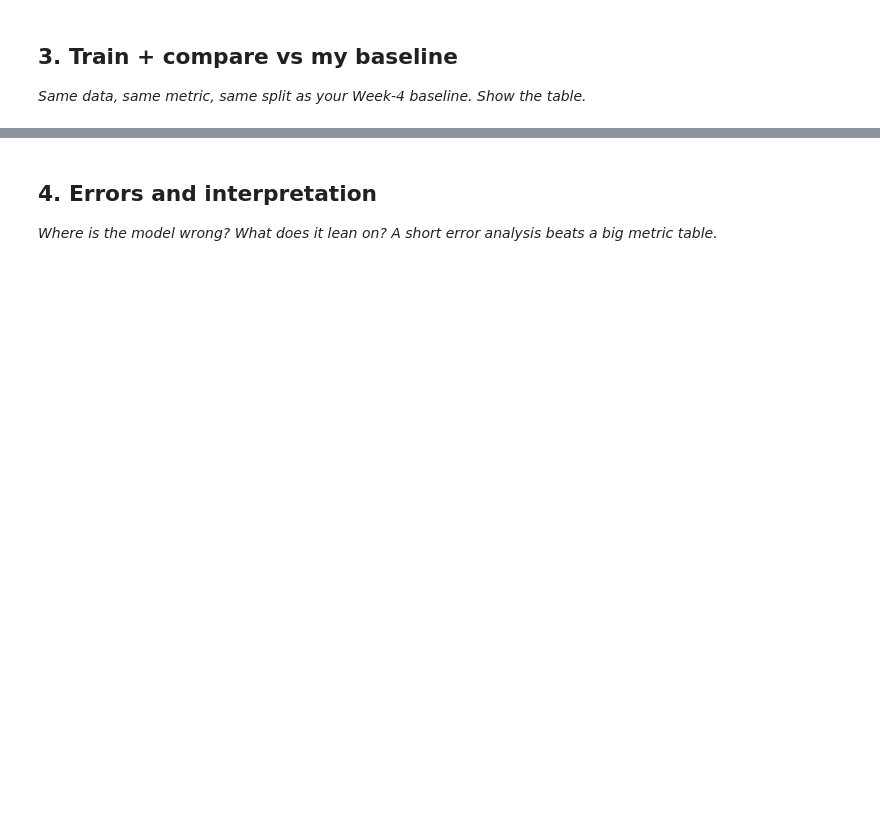
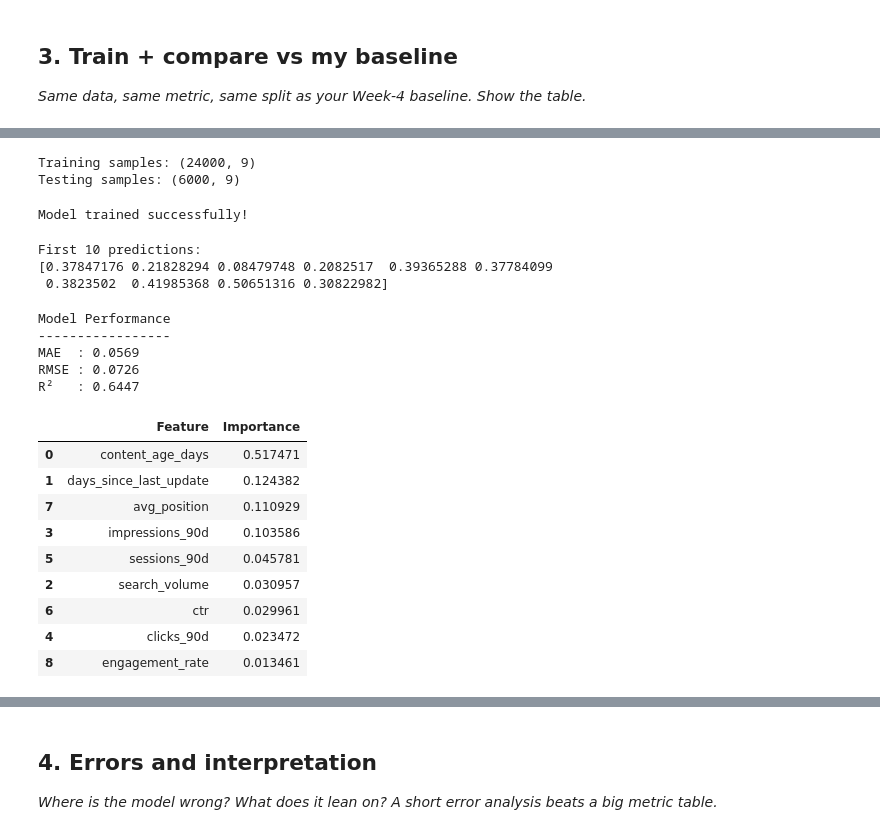
Before and after one commit to MahboobAli1/flyrank-ml-internship, a Jupyter notebook: work/notebooks/w05_model.ipynb, the cells around one changed output, grey strips where cells are left out. Cells and saved outputs as stored; diff of their text form; code cells hidden in the pictures; blank space fills up the shorter version.

```diff
--- a/work/notebooks/w05_model.ipynb
+++ b/work/notebooks/w05_model.ipynb
@@ -20,0 +147,80 @@ This skeleton is yours to fill. Work the sections **in order** — each one has
+# %%
+from sklearn.model_selection import train_test_split
+
+X = df[features]
+y = df["baseline_score"]
+
+X_train, X_test, y_train, y_test = train_test_split(
+    X,
+    y,
+    test_size=0.2,
+    random_state=42
+)
+
+print("Training samples:", X_train.shape)
+print("Testing samples:", X_test.shape)
+# %% [output]
+Training samples: (24000, 9)
+Testing samples: (6000, 9)
+# %%
+from sklearn.ensemble import RandomForestRegressor
+
+model = RandomForestRegressor(
+    n_estimators=100,
+    random_state=42
+)
+
+model.fit(X_train, y_train)
+
+print("Model trained successfully!")
+# %% [output]
+Model trained successfully!
+# %%
+y_pred = model.predict(X_test)
+
+print("First 10 predictions:")
+print(y_pred[:10])
+# %% [output]
+First 10 predictions:
+[0.37847176 0.21828294 0.08479748 0.2082517  0.39365288 0.37784099
+ 0.3823502  0.41985368 0.50651316 0.30822982]
+# %%
+from sklearn.metrics import mean_absolute_error, mean_squared_error, r2_score
+import numpy as np
+
+mae = mean_absolute_error(y_test, y_pred)
+rmse = np.sqrt(mean_squared_error(y_test, y_pred))
+r2 = r2_score(y_test, y_pred)
+
+print("Model Performance")
+print("-----------------")
+print(f"MAE  : {mae:.4f}")
+print(f"RMSE : {rmse:.4f}")
+print(f"R²   : {r2:.4f}")
+# %% [output]
+Model Performance
+-----------------
+MAE  : 0.0569
+RMSE : 0.0726
+R²   : 0.6447
+# %%
+importance = (
+    pd.DataFrame({
+        "Feature": features,
+        "Importance": model.feature_importances_
+    })
+    .sort_values("Importance", ascending=False)
+)
+
+importance
+# %% [output]
+|  | Feature | Importance |
+| 0 | content_age_days | 0.517471 |
+| 1 | days_since_last_update | 0.124382 |
+| 7 | avg_position | 0.110929 |
+| 3 | impressions_90d | 0.103586 |
+| 5 | sessions_90d | 0.045781 |
+| 2 | search_volume | 0.030957 |
+| 6 | ctr | 0.029961 |
+| 4 | clicks_90d | 0.023472 |
+| 8 | engagement_rate | 0.013461 |
```
Also changed, not shown: parts of 15 cells of this notebook.
